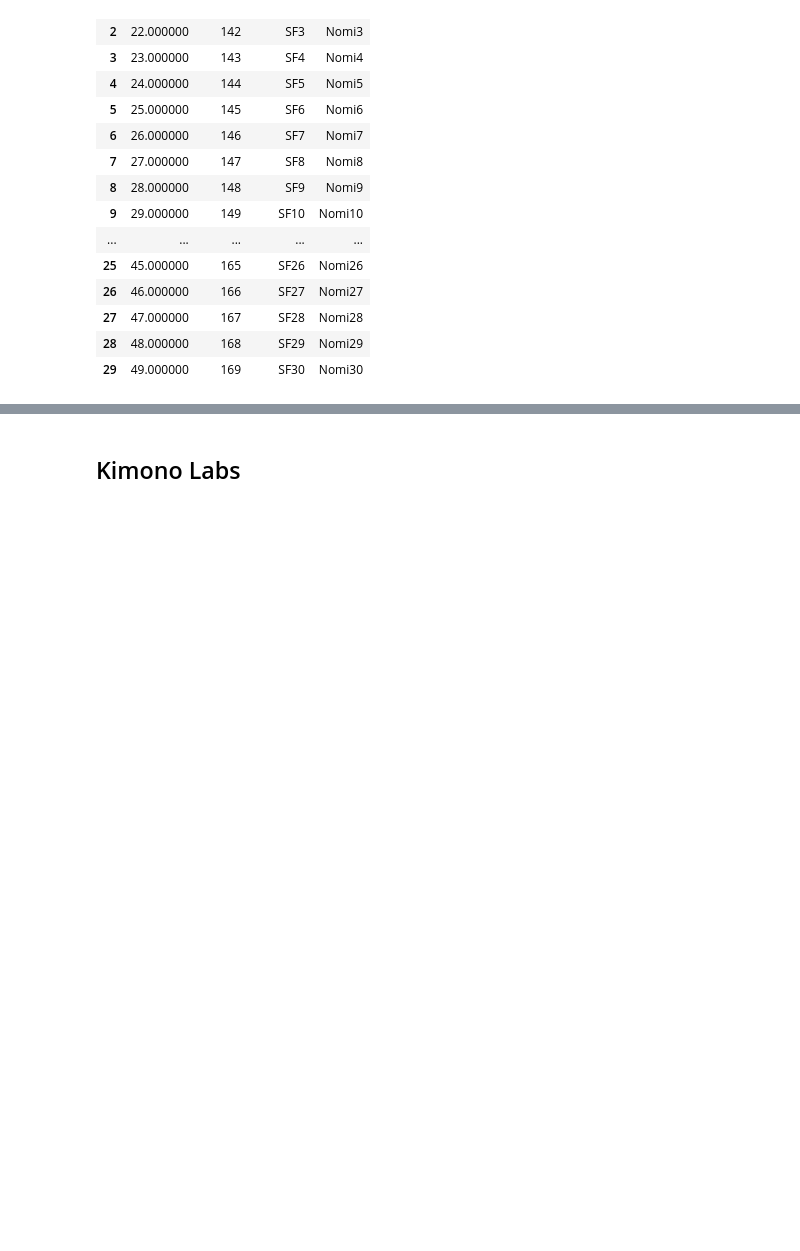
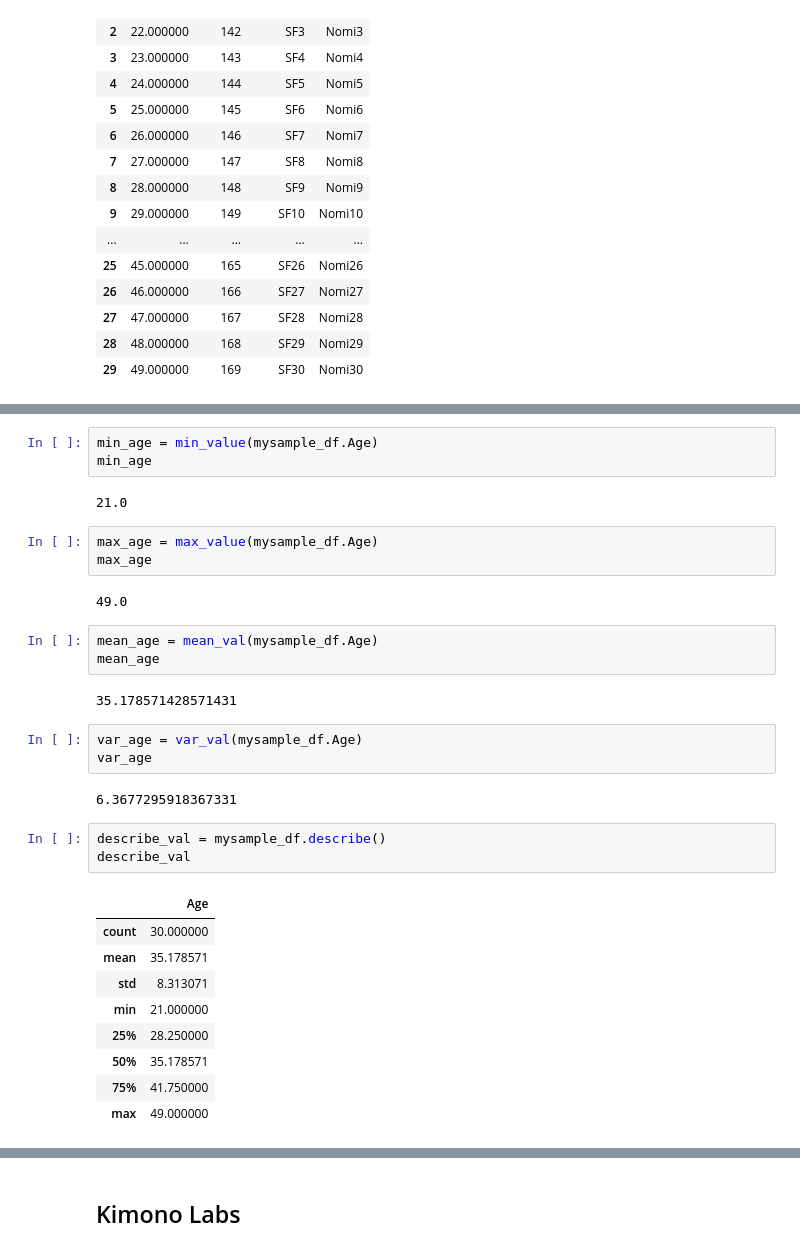
Before and after one commit to nomeaish/DAT_SF_18, a Jupyter notebook: labs/lab_04/lab_04.ipynb, the cells around one changed output, grey strips where cells are left out. Drawn from its saved outputs; the diff is of its cells as text; blank space fills up the shorter version.

```diff
--- a/labs/lab_04/lab_04.ipynb
+++ b/labs/lab_04/lab_04.ipynb
@@ -358,0 +423,33 @@ mysample_df
+# %%
+min_age = min_value(mysample_df.Age)
+min_age
+# %% [output]
+21.0
+# %%
+max_age = max_value(mysample_df.Age)
+max_age
+# %% [output]
+49.0
+# %%
+mean_age = mean_val(mysample_df.Age)
+mean_age
+# %% [output]
+35.178571428571431
+# %%
+var_age = var_val(mysample_df.Age)
+var_age
+# %% [output]
+6.3677295918367331
+# %%
+describe_val = mysample_df.describe()
+describe_val
+# %% [output]
+|  | Age |
+| count | 30.000000 |
+| mean | 35.178571 |
+| std | 8.313071 |
+| min | 21.000000 |
+| 25% | 28.250000 |
+| 50% | 35.178571 |
+| 75% | 41.750000 |
+| max | 49.000000 |
```
Also changed, not shown: parts of 13 cells of this notebook.
